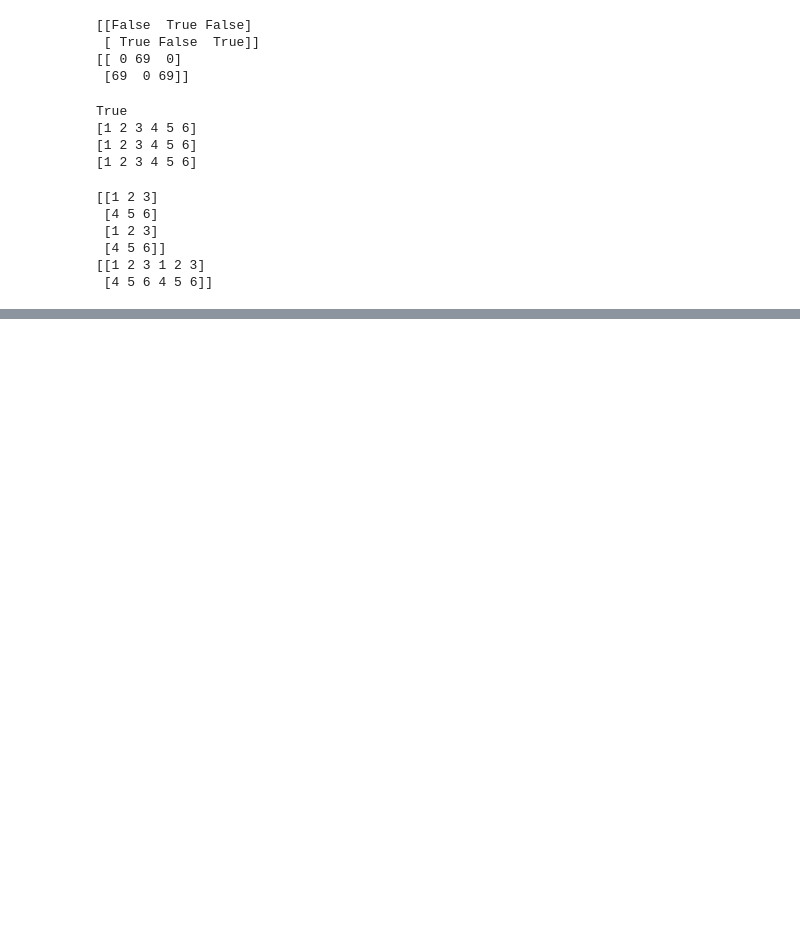
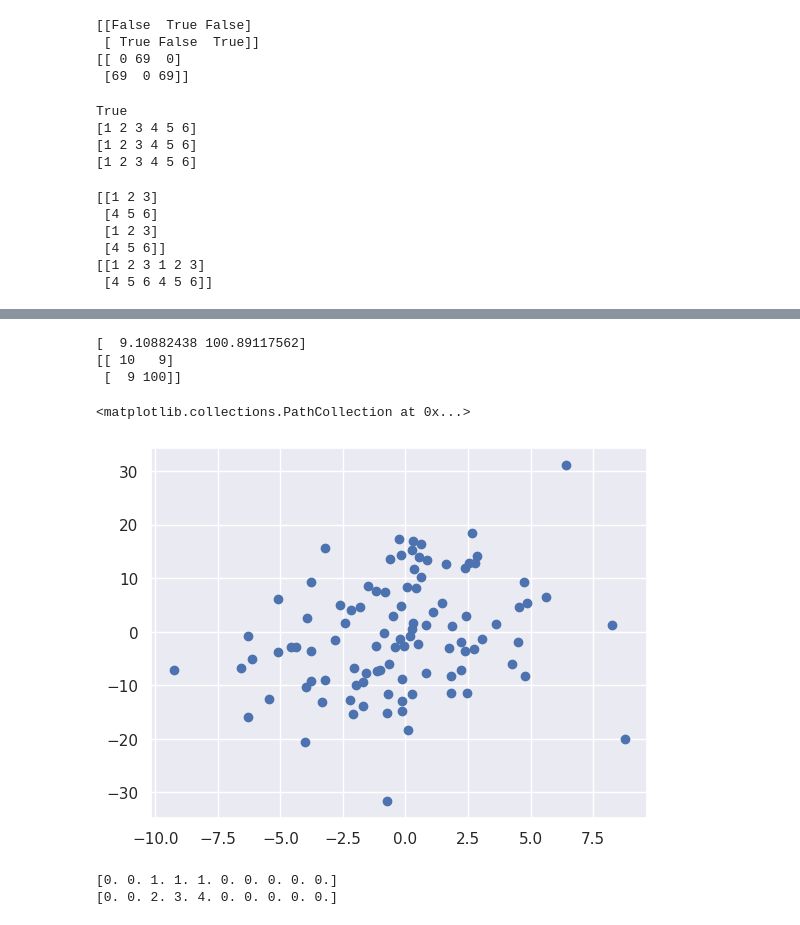
Before and after one commit to arjunprakash027/HandcraftedML, a Jupyter notebook: Linear_Algebra_0_to_1/numpy_0_to_1.ipynb, the cells around one changed output, grey strips where cells are left out. Cells and saved outputs as stored; diff of their text form; code cells hidden in the pictures; blank space fills up the shorter version.

```diff
--- a/Linear_Algebra_0_to_1/numpy_0_to_1.ipynb
+++ b/Linear_Algebra_0_to_1/numpy_0_to_1.ipynb
@@ -242,6 +249,16 @@ print(arr2)
 
 fancy = arr[:,[0,1]] #fancy indexing, can be used for convolution
 print(fancy)
+
+# Select elemets from array based on its index as a matrix
+rand = np.random.RandomState(42)
+x = rand.randint(100, size=10)
+print(x)
+
+ind = np.array([[2,3],
+                [4,7]])
+
+print(x[ind])
 # %% [output]
 [4 5 6]
 [[1 2]
@@ -308,0 +454,34 @@ print(np.concatenate((arr,arr),axis=1))
+# %%
+mean = [0,0]
+cov = np.array([
+       [10,9],
+       [9,100]]
+       )
+print(np.linalg.eigvals(cov))
+print(cov.T)
+x = rand.multivariate_normal(mean,cov,100,check_valid='raise')
+
+%matplotlib inline
+import matplotlib.pyplot as plt
+import seaborn
+seaborn.set()  # for plot styling
+
+plt.scatter(x[:, 0], x[:, 1])
+# %% [output]
+[  9.10882438 100.89117562]
+[[ 10   9]
+ [  9 100]]
+<matplotlib.collections.PathCollection at 0x...>
+[figure, added]
+# %%
+# Perform something at a particular index
+x = np.zeros(10)
+i = [2, 3, 3, 4, 4, 4]
+x[i] += 1
+print(x)
+
+np.add.at(x, i, 1)
+print(x)
+# %% [output]
+[0. 0. 1. 1. 1. 0. 0. 0. 0. 0.]
+[0. 0. 2. 3. 4. 0. 0. 0. 0. 0.]
```
Also changed, not shown: parts of 12 cells of this notebook.
